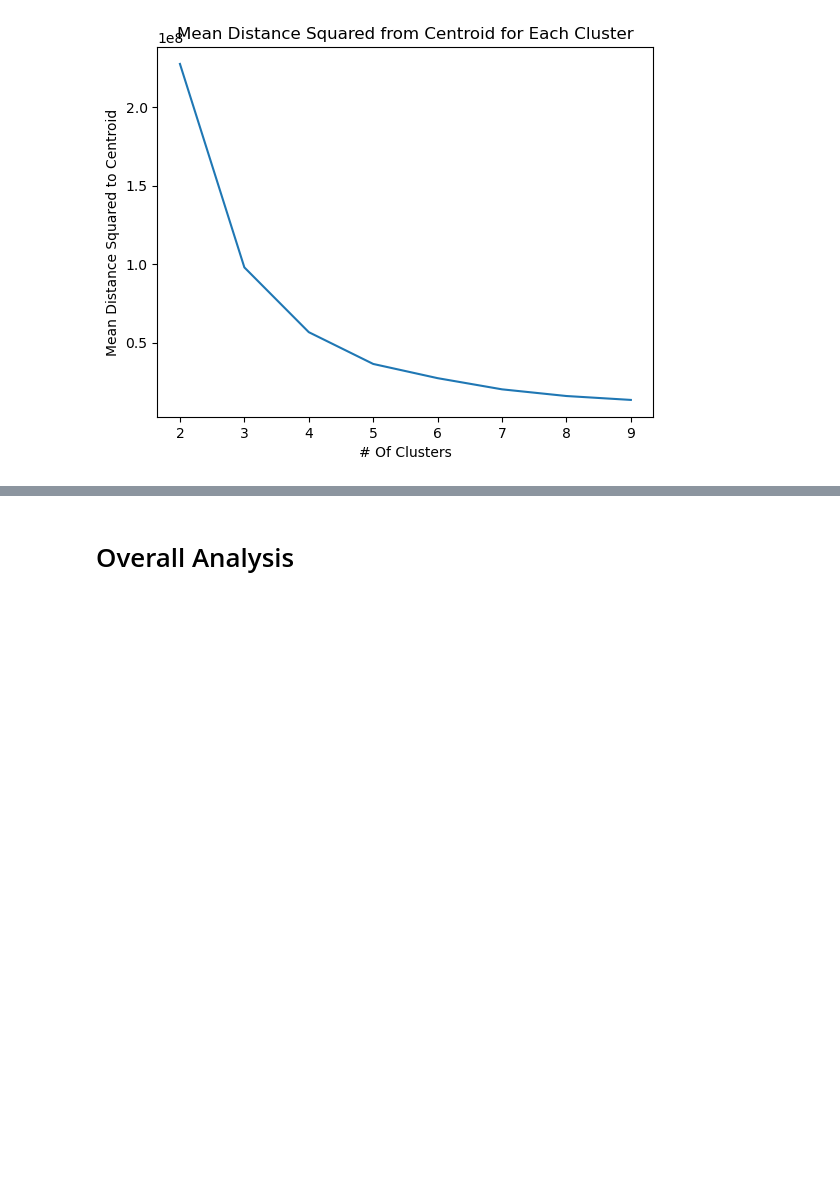
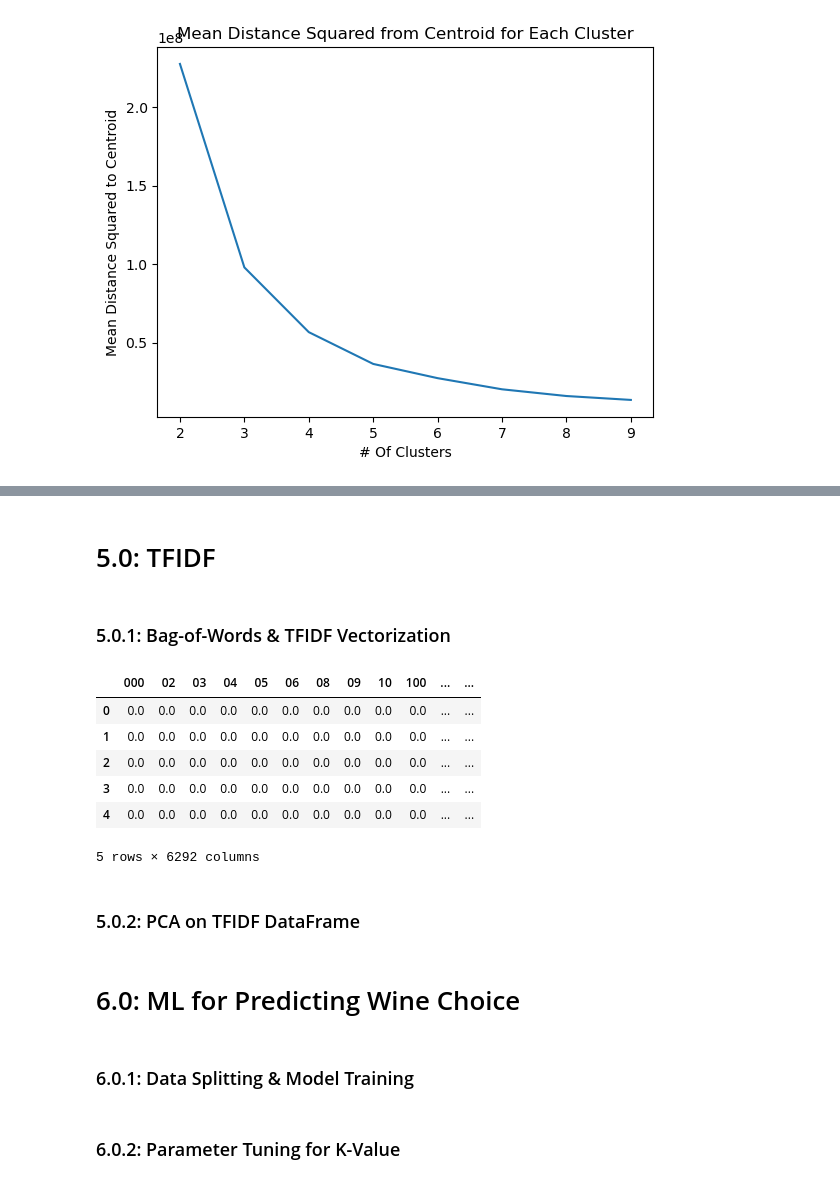
Before and after one commit to thealphacubicle/NEU-Snowball-Project-2023, a Jupyter notebook: Snowball Project.ipynb, the cells around one changed output, grey strips where cells are left out. Saved outputs shown, nothing was run; the diff lists cells and outputs as text; code cells hidden in the pictures; blank space fills up the shorter version.

```diff
--- a/Snowball Project.ipynb
+++ b/Snowball Project.ipynb
@@ -403,2 +406,26 @@ plt.savefig(save_path + 'ClusterChart_SCT.jpg')
-# %% [markdown]
-# Overall Analysis
+# %%
+df_mapped.head(5)
+df_x = df_mapped[['processed_description']]
+df_y = df_mapped[['variety']]
+# %% [markdown]
+# 5.0: TFIDF
+# %% [markdown]
+### 5.0.1: Bag-of-Words & TFIDF Vectorization
+# %%
+from sklearn.feature_extraction.text import TfidfVectorizer
+
+vect = TfidfVectorizer()
+bag_of_words = vect.fit_transform(df_x['processed_description'])
+feature_names = vect.get_feature_names_out()
+tfidf_df = pd.DataFrame(bag_of_words.toarray(), columns = feature_names)
+tfidf_df.head(5)
+# %% [output]
+|  | 000 | 02 | 03 | 04 | 05 | 06 | 08 | 09 | 10 | 100 | ... | ... |
+| 0 | 0.0 | 0.0 | 0.0 | 0.0 | 0.0 | 0.0 | 0.0 | 0.0 | 0.0 | 0.0 | ... | ... |
+| 1 | 0.0 | 0.0 | 0.0 | 0.0 | 0.0 | 0.0 | 0.0 | 0.0 | 0.0 | 0.0 | ... | ... |
+| 2 | 0.0 | 0.0 | 0.0 | 0.0 | 0.0 | 0.0 | 0.0 | 0.0 | 0.0 | 0.0 | ... | ... |
+| 3 | 0.0 | 0.0 | 0.0 | 0.0 | 0.0 | 0.0 | 0.0 | 0.0 | 0.0 | 0.0 | ... | ... |
+| 4 | 0.0 | 0.0 | 0.0 | 0.0 | 0.0 | 0.0 | 0.0 | 0.0 | 0.0 | 0.0 | ... | ... |
+5 rows × 6292 columns
+# %% [markdown]
+### 5.0.2: PCA on TFIDF DataFrame
@@ -404,0 +437,4 @@ plt.savefig(save_path + 'ClusterChart_SCT.jpg')
+# %% [markdown]
+# 6.0: ML for Predicting Wine Choice
+# %% [markdown]
+### 6.0.1: Data Splitting & Model Training
@@ -404,0 +443,2 @@ plt.savefig(save_path + 'ClusterChart_SCT.jpg')
+# %% [markdown]
+### 6.0.2: Parameter Tuning for K-Value
```
Also changed, not shown: parts of 33 cells of this notebook, 15 other files.
